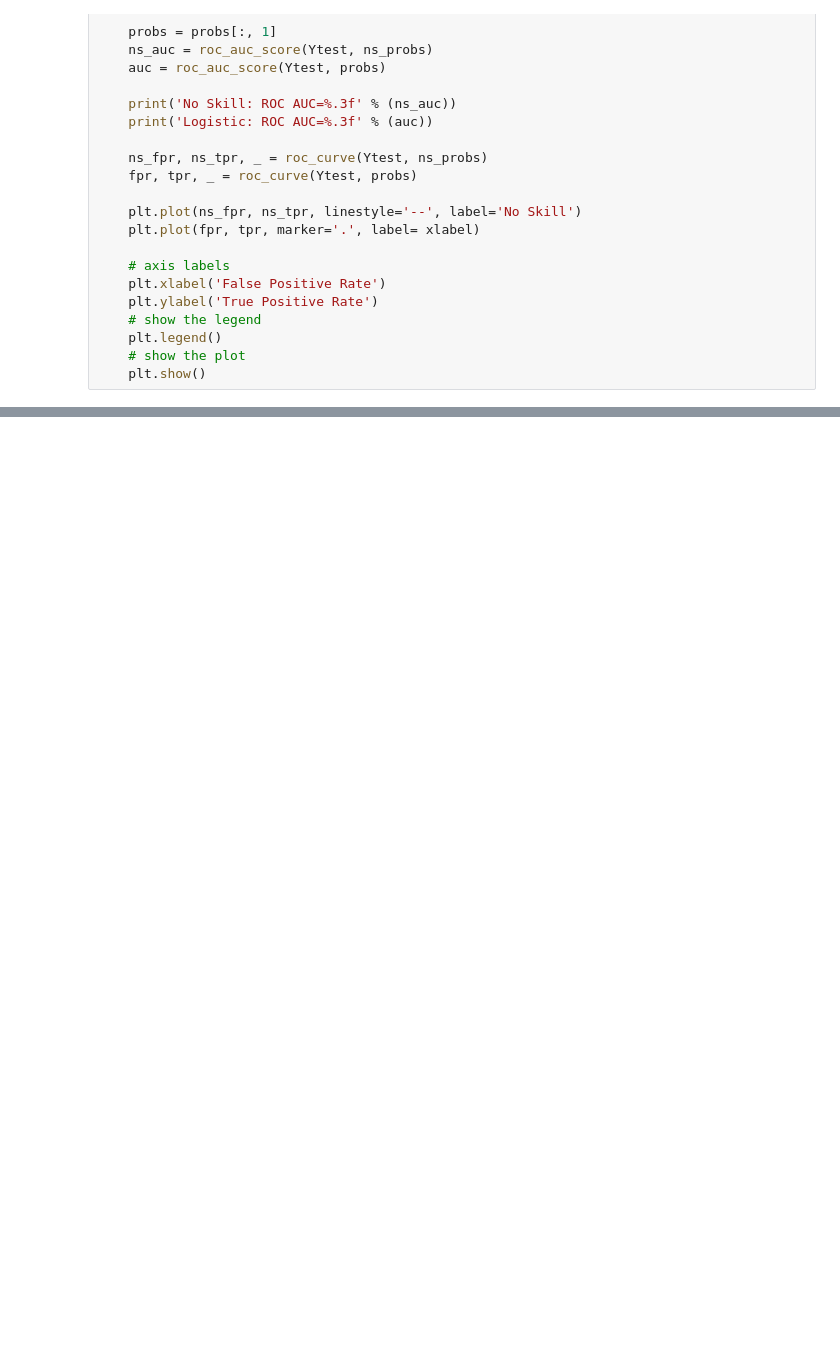
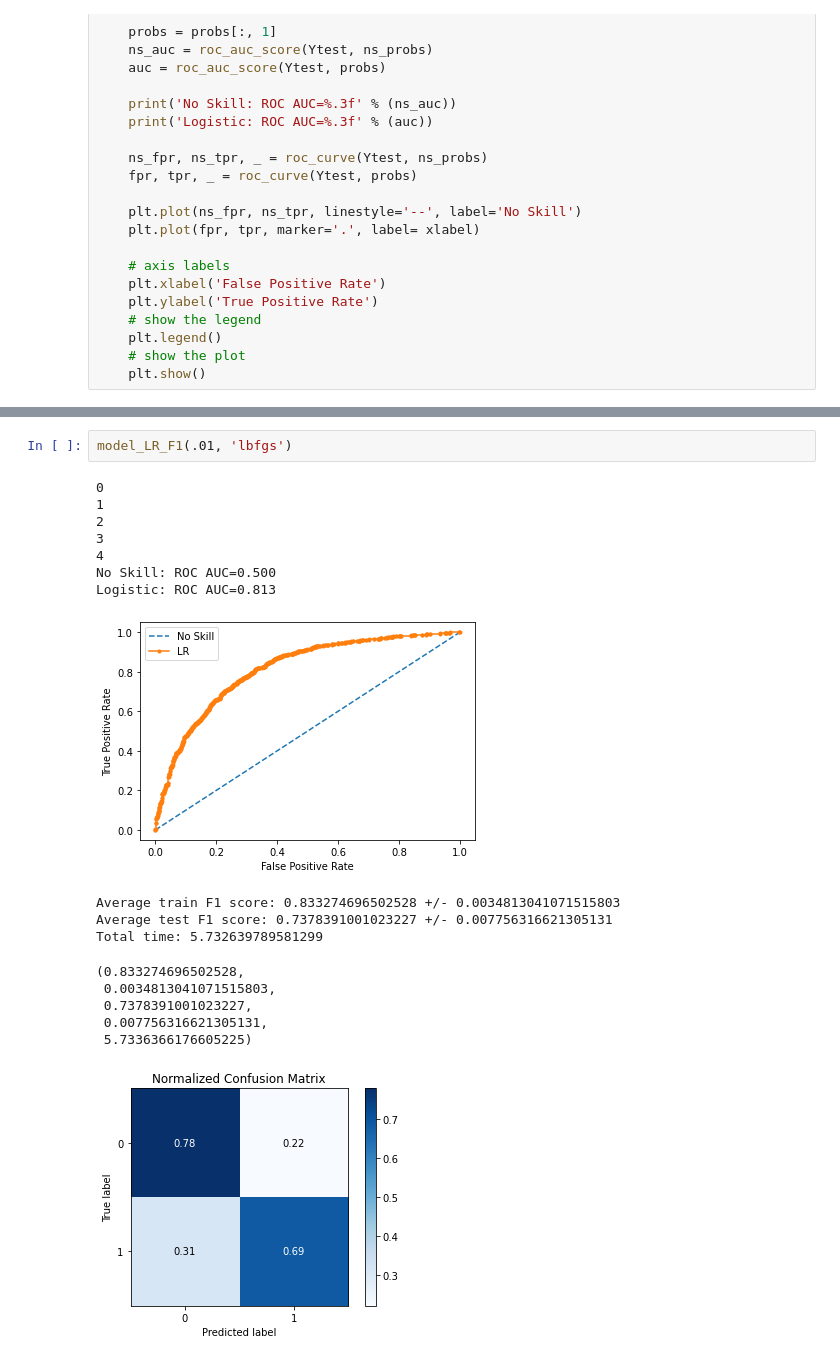
Before and after one commit to JuanJoseMV/Clinical-Trials-on-Cancer, a Jupyter notebook: Notebooks/Basic Models/Logistic Regression.ipynb, the cells around one changed output, grey strips where cells are left out. Cells and saved outputs as stored; diff of their text form; blank space fills up the shorter version.

```diff
--- a/Notebooks/Basic Models/Logistic Regression.ipynb
+++ b/Notebooks/Basic Models/Logistic Regression.ipynb
@@ -280,0 +442,20 @@ Eficiencia 0.7826000000000001  Int_Eficiencia 0.005821034654118137  Sensibilidad
+# %%
+model_LR_F1(.01, 'lbfgs')
+# %% [output]
+0
+1
+2
+3
+4
+No Skill: ROC AUC=0.500
+Logistic: ROC AUC=0.813
+[figure, added]
+Average train F1 score: 0.833274696502528 +/- 0.0034813041071515803
+Average test F1 score: 0.7378391001023227 +/- 0.007756316621305131
+Total time: 5.732639789581299
+(0.833274696502528,
+ 0.0034813041071515803,
+ 0.7378391001023227,
+ 0.007756316621305131,
+ 5.7336366176605225)
+[figure, added]
```
Also changed, not shown: parts of 26 cells of this notebook, 26 other files.
